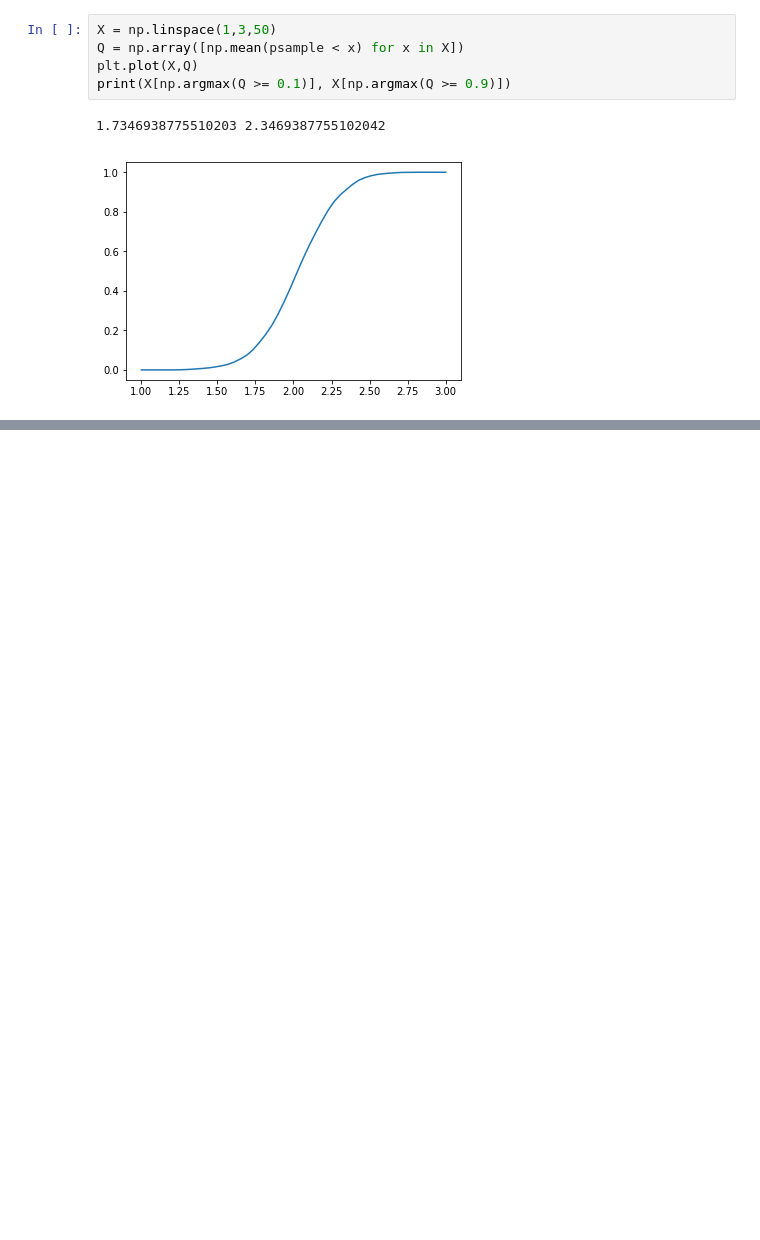
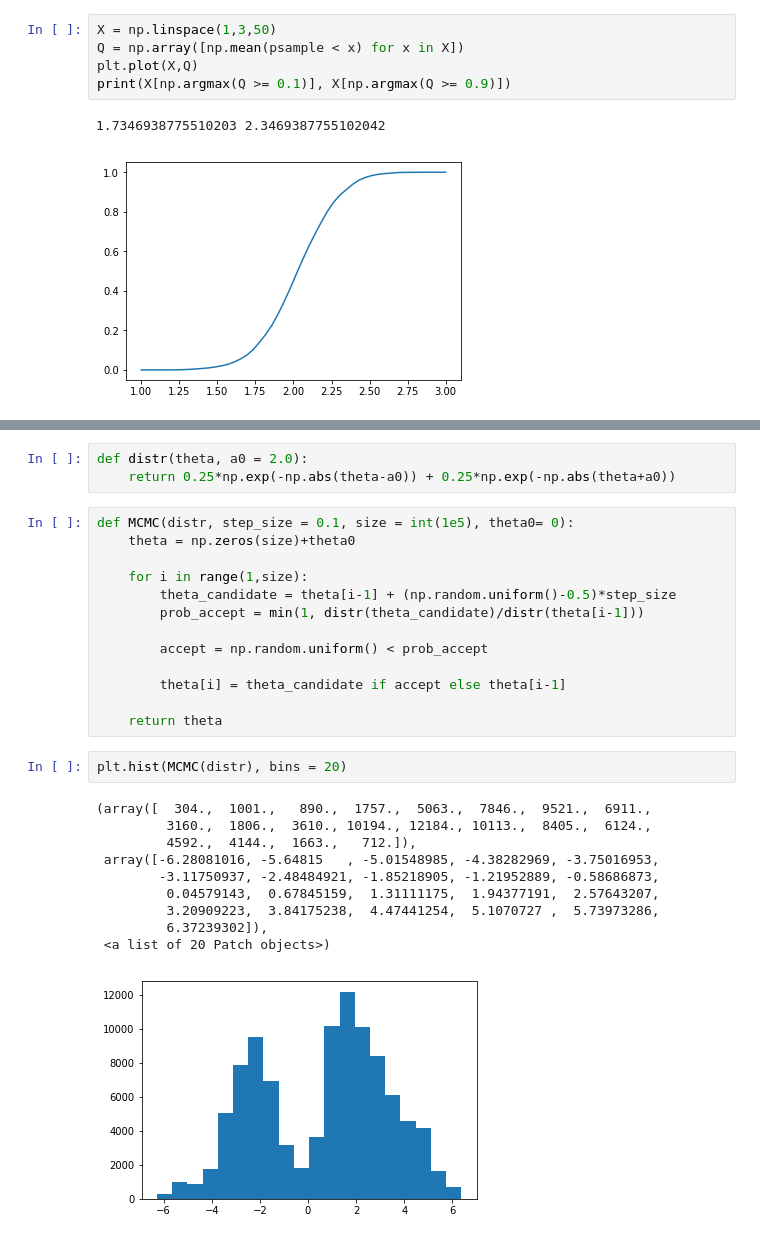
Before and after one commit to simeneide/phd-notes, a Jupyter notebook: stk4021/Exercises 28 sept.ipynb, the cells around one changed output, grey strips where cells are left out. Drawn from its saved outputs; the diff is of its cells as text; blank space fills up the shorter version.

```diff
--- a/stk4021/Exercises 28 sept.ipynb
+++ b/stk4021/Exercises 28 sept.ipynb
@@ -248,0 +260,29 @@ MCMC exercise: attempt to set up an MCMC to simulate from the target density of
+# %%
+def distr(theta, a0 = 2.0):
+    return 0.25*np.exp(-np.abs(theta-a0)) + 0.25*np.exp(-np.abs(theta+a0))
+# %%
+def MCMC(distr, step_size = 0.1, size = int(1e5), theta0= 0):
+    theta = np.zeros(size)+theta0
+
+    for i in range(1,size):
+        theta_candidate = theta[i-1] + (np.random.uniform()-0.5)*step_size
+        prob_accept = min(1, distr(theta_candidate)/distr(theta[i-1]))
+
+        accept = np.random.uniform() < prob_accept
+
+        theta[i] = theta_candidate if accept else theta[i-1]
+
+    return theta
+# %%
+plt.hist(MCMC(distr), bins = 20)
+# %% [output]
+(array([  304.,  1001.,   890.,  1757.,  5063.,  7846.,  9521.,  6911.,
+         3160.,  1806.,  3610., 10194., 12184., 10113.,  8405.,  6124.,
+         4592.,  4144.,  1663.,   712.]),
+ array([-6.28081016, -5.64815   , -5.01548985, -4.38282969, -3.75016953,
+        -3.11750937, -2.48484921, -1.85218905, -1.21952889, -0.58686873,
+         0.04579143,  0.67845159,  1.31111175,  1.94377191,  2.57643207,
+         3.20909223,  3.84175238,  4.47441254,  5.1070727 ,  5.73973286,
+         6.37239302]),
+ <a list of 20 Patch objects>)
+[figure, added]
```
Also changed, not shown: parts of 8 cells of this notebook, 2 other files.
